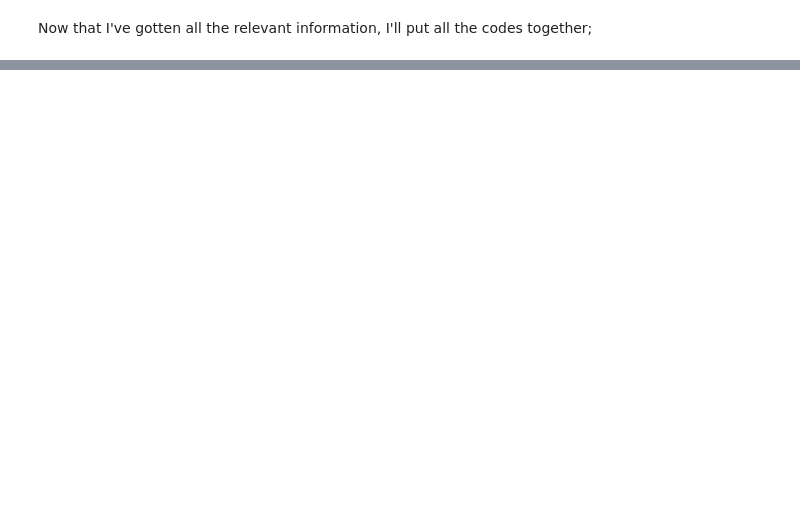
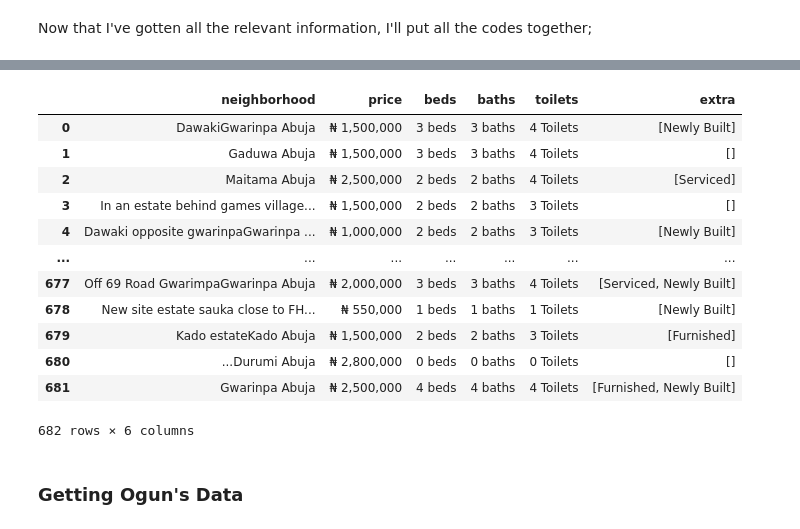
Before and after one commit to stevenkolawole/house_rent_pricing_app, a Jupyter notebook: scraper.ipynb, the cells around one changed output, grey strips where cells are left out. Drawn from its saved outputs; the diff is of its cells as text; code cells hidden in the pictures; blank space fills up the shorter version.

```diff
--- a/scraper.ipynb
+++ b/scraper.ipynb
@@ -50,0 +176,21 @@ Now that I've gotten all the relevant information, I'll put all the codes togeth
+# %%
+abuja_data = parse_listing_data('abuja', 3000000, 3000)
+# %%
+abuja_data.to_csv("rent_listings_abuja.csv", index=False)
+abuja_data
+# %% [output]
+|  | neighborhood | price | beds | baths | toilets | extra |
+| 0 | DawakiGwarinpa Abuja | ₦ 1,500,000 | 3 beds | 3 baths | 4 Toilets | [Newly Built] |
+| 1 | Gaduwa Abuja | ₦ 1,500,000 | 3 beds | 3 baths | 4 Toilets | [] |
+| 2 | Maitama Abuja | ₦ 2,500,000 | 2 beds | 2 baths | 4 Toilets | [Serviced] |
+| 3 | In an estate behind games village... | ₦ 1,500,000 | 2 beds | 2 baths | 3 Toilets | [] |
+| 4 | Dawaki opposite gwarinpaGwarinpa ... | ₦ 1,000,000 | 2 beds | 2 baths | 3 Toilets | [Newly Built] |
+| ... | ... | ... | ... | ... | ... | ... |
+| 677 | Off 69 Road GwarimpaGwarinpa Abuja | ₦ 2,000,000 | 3 beds | 3 baths | 4 Toilets | [Serviced, Newly Built] |
+| 678 | New site estate sauka close to FH... | ₦ 550,000 | 1 beds | 1 baths | 1 Toilets | [Newly Built] |
+| 679 | Kado estateKado Abuja | ₦ 1,500,000 | 2 beds | 2 baths | 3 Toilets | [Furnished] |
+| 680 | ...Durumi Abuja | ₦ 2,800,000 | 0 beds | 0 baths | 0 Toilets | [] |
+| 681 | Gwarinpa Abuja | ₦ 2,500,000 | 4 beds | 4 baths | 4 Toilets | [Furnished, Newly Built] |
+682 rows × 6 columns
+# %% [markdown]
+### Getting Ogun's Data
```
Also changed, not shown: parts of 23 cells of this notebook, 5 other files.
